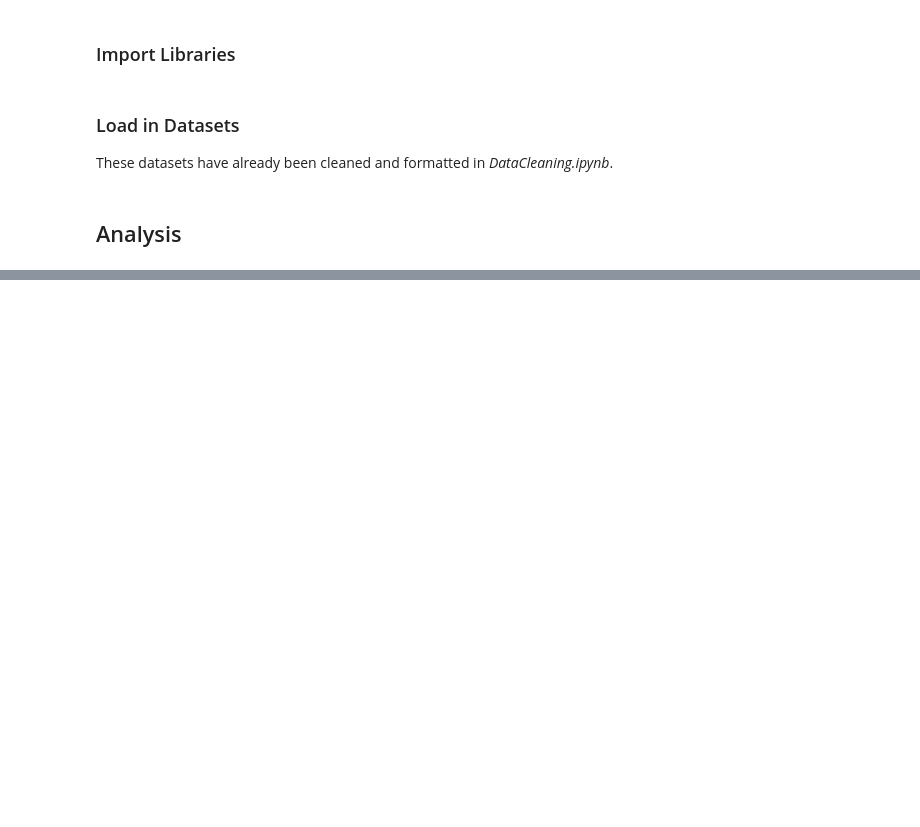
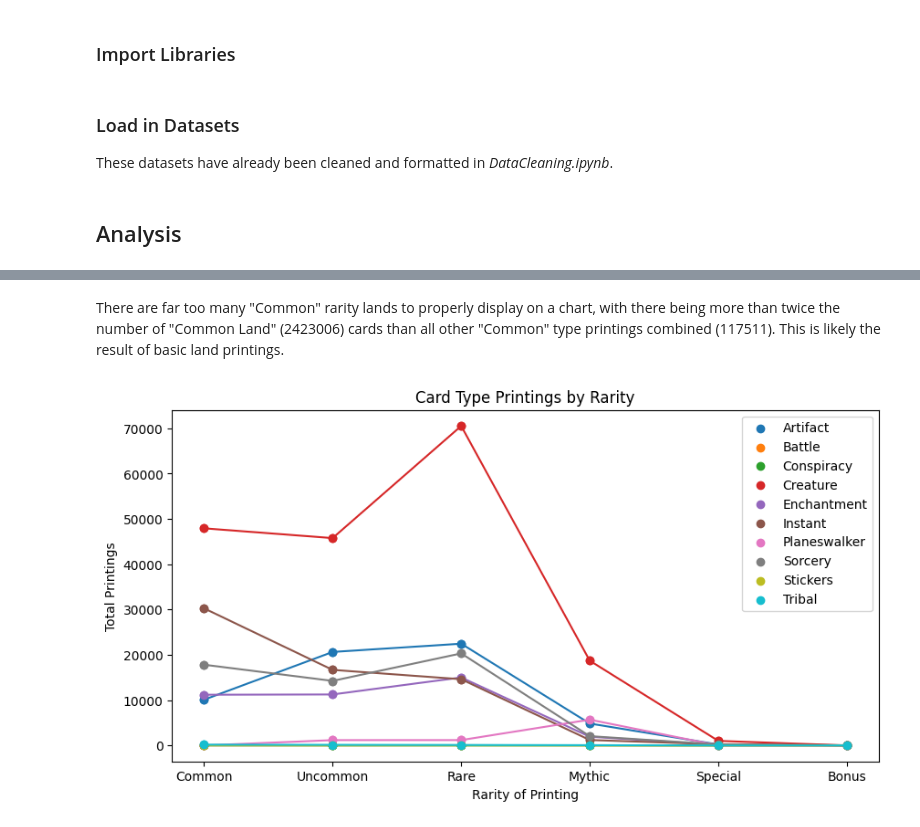
Before and after one commit to akingsley319/mtg_project, a Jupyter notebook: notebooks/EDA.ipynb, the cells around one changed output, grey strips where cells are left out. Drawn from its saved outputs; the diff is of its cells as text; code cells hidden in the pictures; blank space fills up the shorter version.

```diff
--- a/notebooks/EDA.ipynb
+++ b/notebooks/EDA.ipynb
@@ -36,0 +61,4 @@ Sets = pd.read_csv(os.path.join(DIR_PATH, "Sets.csv"))
+# %%
+card_type_rarity = CardsTypes.join(CardsPrintings[['name','rarity']].set_index('name'), on='name', how="inner").drop('name', axis=1)  # Join Printings (for rarity) and Types
+card_type_rarity = card_type_rarity.groupby('rarity').sum()  # Get count of each "type" for each "rarity"
+card_type_rarity = card_type_rarity.sort_values('Instant', ascending=False)  # Order "rarity" by "Instant" cards to maintain correct ordering
@@ -36,0 +90,22 @@ Sets = pd.read_csv(os.path.join(DIR_PATH, "Sets.csv"))
+# %% [markdown]
+There are far too many "Common" rarity lands to properly display on a chart, with there being more than twice the number of "Common Land" (2423006) cards than all other "Common" type printings combined (117511). This is likely the result of basic land printings.
+# %%
+fig = plt.figure(figsize=(10, 5))
+
+rarities = list(card_type_rarity.index)
+card_types = list(card_type_rarity.columns)
+card_types.remove('Land')
+
+
+
+for i in range(0,len(card_types)):
+    plt.scatter(x=card_type_rarity.index, y=card_type_rarity[[card_types[i]]], label=card_types[i])
+    plt.plot(card_type_rarity[[card_types[i]]], marker="o")
+
+plt.title("Card Type Printings by Rarity")
+plt.xlabel("Rarity of Printing")
+plt.ylabel("Total Printings")
+plt.legend()
+plt.show()
+# %% [output]
+[figure, added]
```
Also changed, not shown: parts of 8 cells of this notebook, 1 other file.
